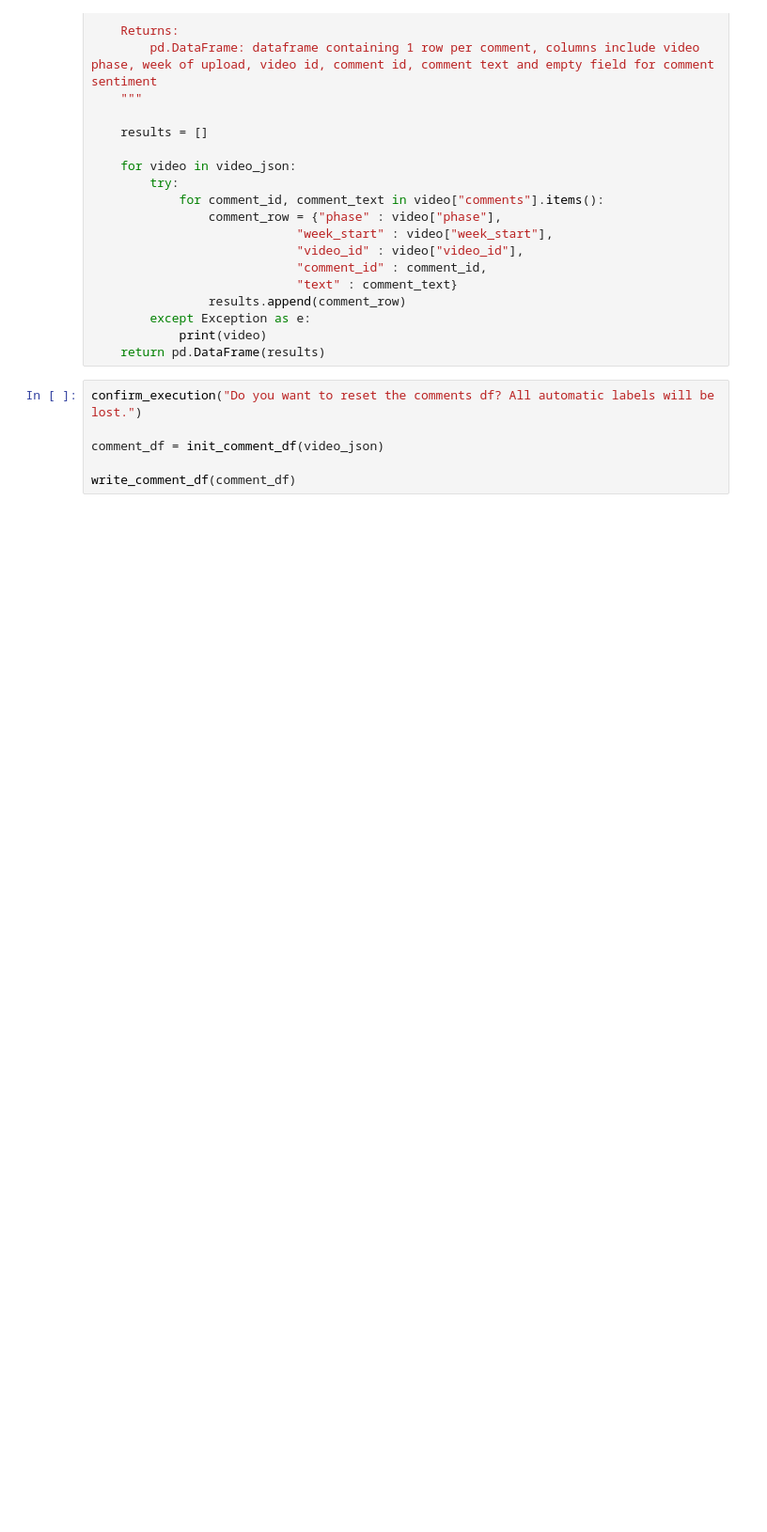
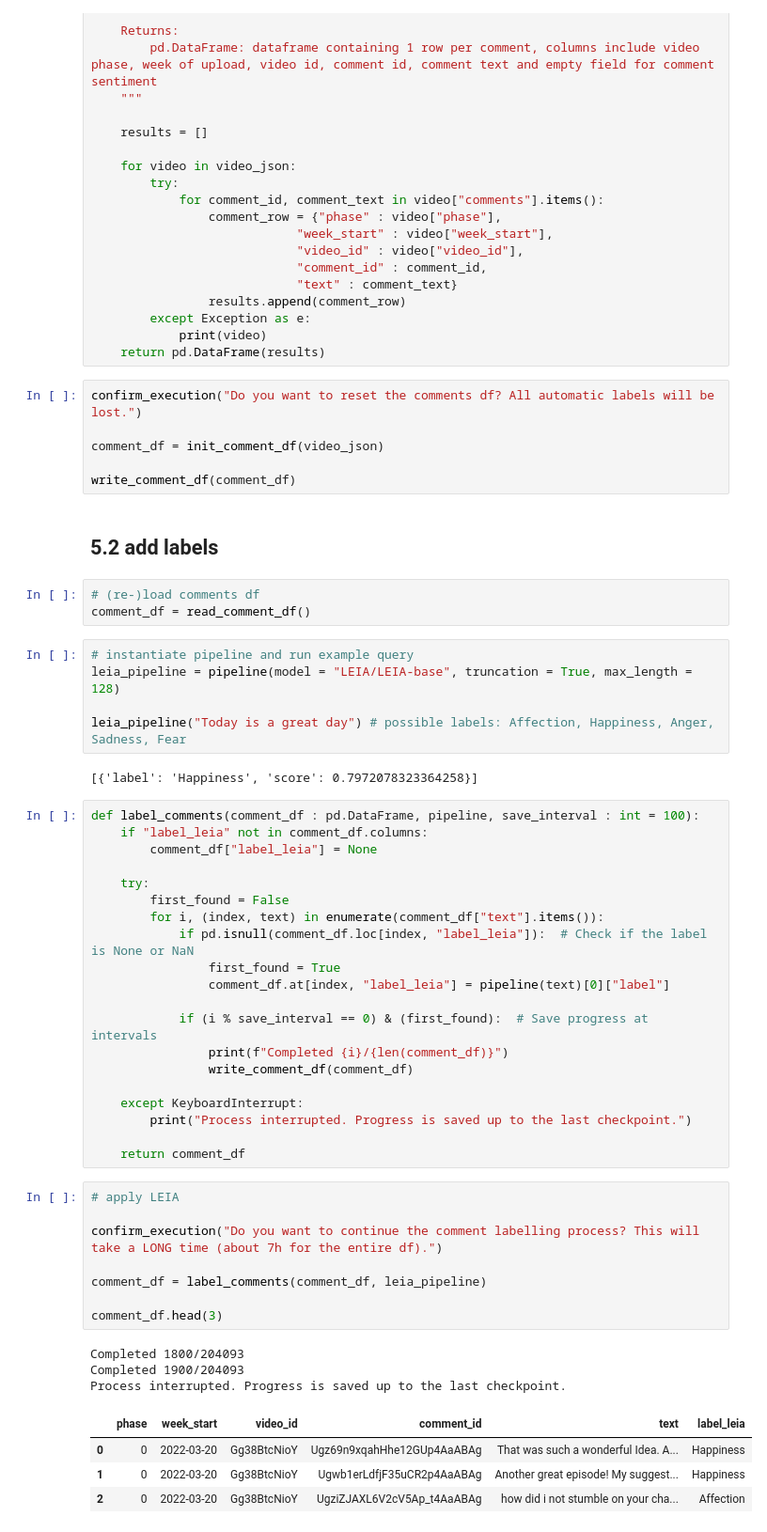
Before and after one commit to julia-king-edu/so-24_smda_project, a Jupyter notebook: data_processing.ipynb, the cells around one changed output. Shown at 94% size. Cells and saved outputs as stored; diff of their text form; blank space fills up the shorter version.

Commit message:
prepared comment labelling (will need to be done over night)

```diff
--- a/data_processing.ipynb
+++ b/data_processing.ipynb
@@ -774,3 +778,51 @@ confirm_execution("Do you want to reset the comments df? All automatic labels wi
 comment_df = init_comment_df(video_json)
 
 write_comment_df(comment_df)
+# %% [markdown]
+## 5.2 add labels
+# %%
+# (re-)load comments df
+comment_df = read_comment_df()
+# %%
+# instantiate pipeline and run example query
+leia_pipeline = pipeline(model = "LEIA/LEIA-base", truncation = True, max_length = 128)
+
+leia_pipeline("Today is a great day") # possible labels: Affection, Happiness, Anger, Sadness, Fear
+# %% [output]
+[{'label': 'Happiness', 'score': 0.7972078323364258}]
+# %%
+def label_comments(comment_df : pd.DataFrame, pipeline, save_interval : int = 100):
+    if "label_leia" not in comment_df.columns:
+        comment_df["label_leia"] = None
+
+    try:
+        first_found = False
+        for i, (index, text) in enumerate(comment_df["text"].items()):
+            if pd.isnull(comment_df.loc[index, "label_leia"]):  # Check if the label is None or NaN
+                first_found = True
+                comment_df.at[index, "label_leia"] = pipeline(text)[0]["label"]
+
+            if (i % save_interval == 0) & (first_found):  # Save progress at intervals
+                print(f"Completed {i}/{len(comment_df)}")
+                write_comment_df(comment_df)
+
+    except KeyboardInterrupt:
+        print("Process interrupted. Progress is saved up to the last checkpoint.")
+
+    return comment_df
+# %%
+# apply LEIA
+
+confirm_execution("Do you want to continue the comment labelling process? This will take a LONG time (about 7h for the entire df).")
+
+comment_df = label_comments(comment_df, leia_pipeline)
+
+comment_df.head(3)
+# %% [output]
+Completed 1800/204093
+Completed 1900/204093
+Process interrupted. Progress is saved up to the last checkpoint.
+|  | phase | week_start | video_id | comment_id | text | label_leia |
+| 0 | 0 | 2022-03-20 | Gg38BtcNioY | Ugz69n9xqahHhe12GUp4AaABAg | That was such a wonderful Idea. A... | Happiness |
+| 1 | 0 | 2022-03-20 | Gg38BtcNioY | Ugwb1erLdfjF35uCR2p4AaABAg | Another great episode! My suggest... | Happiness |
+| 2 | 0 | 2022-03-20 | Gg38BtcNioY | UgziZJAXL6V2cV5Ap_t4AaABAg | how did i not stumble on your cha... | Affection |
```
Also changed, not shown: parts of 2 cells of this notebook, 1 other file.
